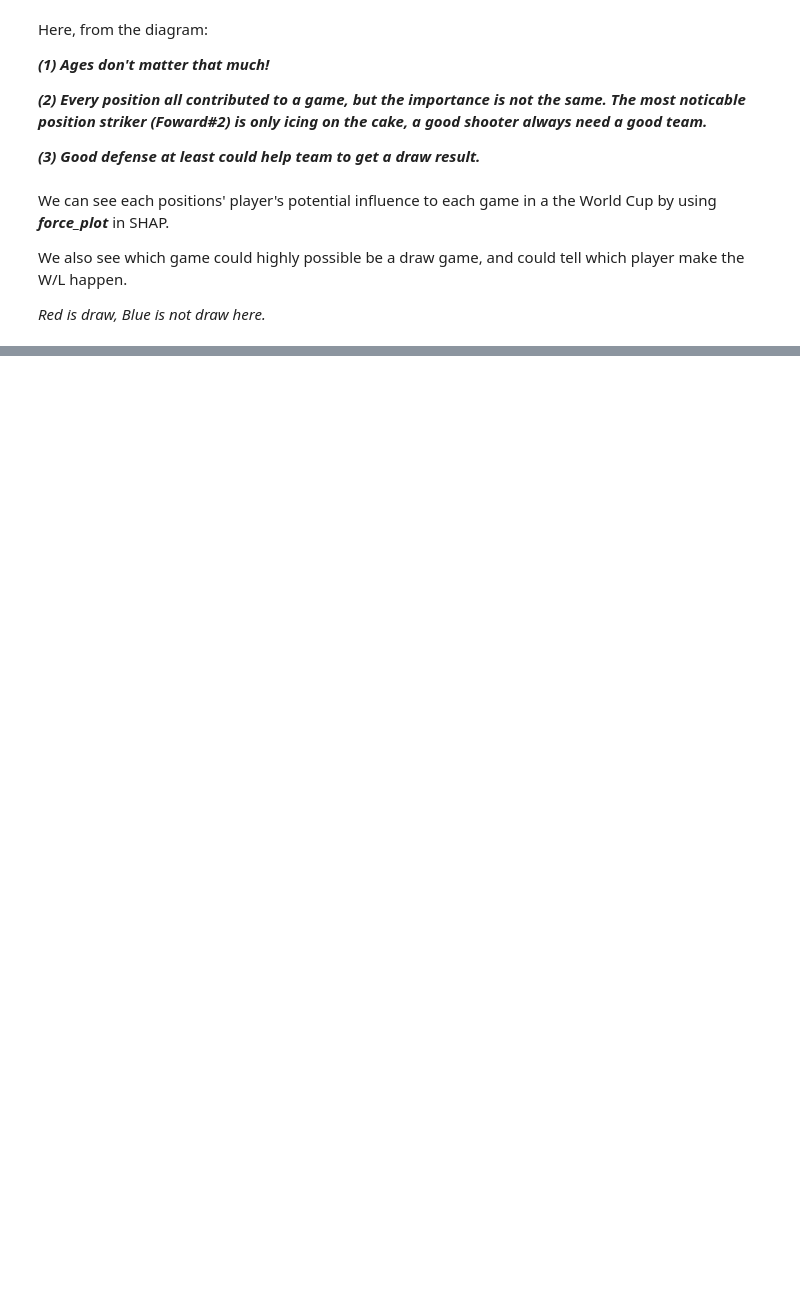
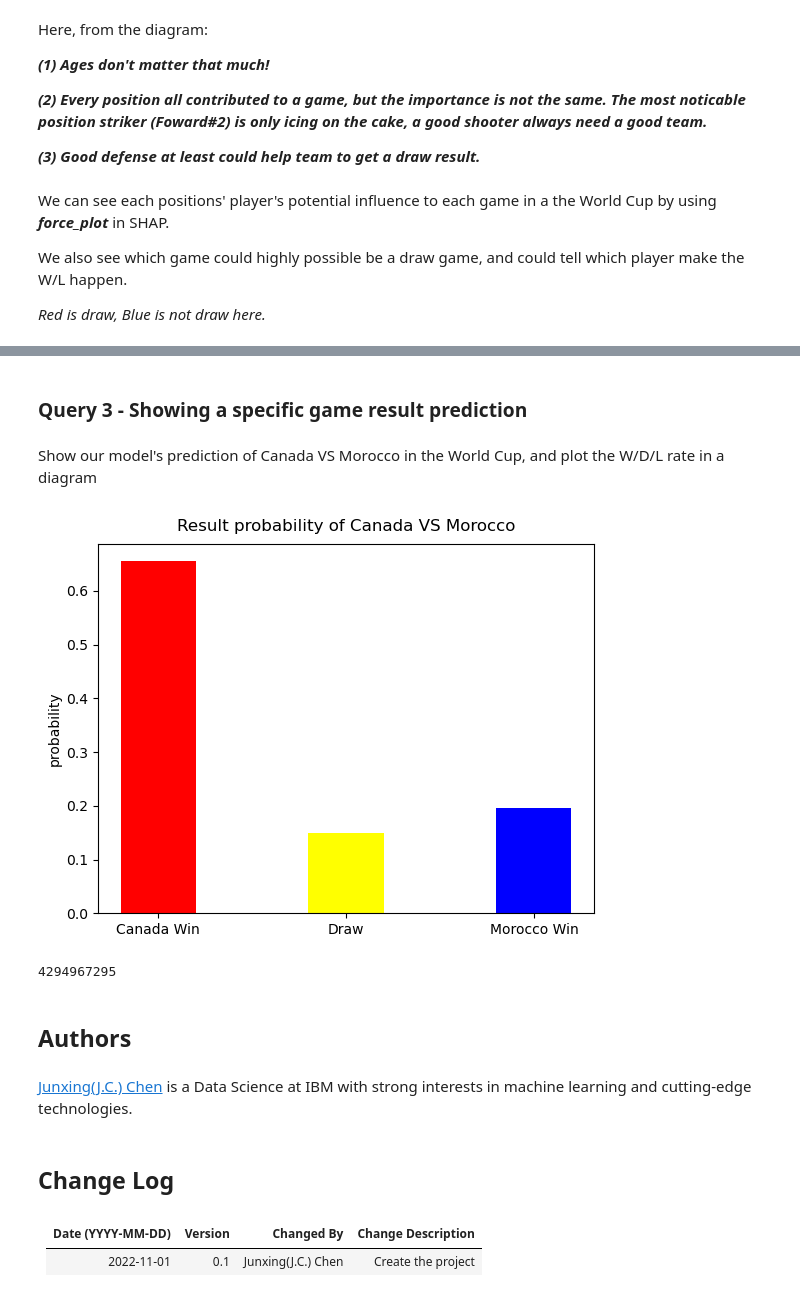
Before and after one commit to AustinJrMW/Prediction-Using-Machine-Learning, a Jupyter notebook: World Cup Soccer game Prediction Using Machine Learning.ipynb, the cells around one changed output, grey strips where cells are left out. Drawn from its saved outputs; the diff is of its cells as text; code cells hidden in the pictures; blank space fills up the shorter version.

```diff
--- a/World Cup Soccer game Prediction Using Machine Learning.ipynb
+++ b/World Cup Soccer game Prediction Using Machine Learning.ipynb
@@ -525,0 +803,35 @@ shap.force_plot(explainer.expected_value[0], shap_values[0], X_1, feature_names=
+# %% [markdown]
+### Query 3 - Showing a specific game result prediction
+# %% [markdown]
+Show our model's prediction of Canada VS Morocco in the World Cup, and plot the W/D/L rate in a diagram
+# %%
+cVm = Result_df.loc[Result_df['Home Team'] == 'Canada']
+cVm = cVm.loc[cVm['Away Team'] == 'Morocco']
+
+data = {'Canada Win':cVm['Home Win rate'].values[0], 'Draw':cVm['Draw rate'].values[0], 'Morocco Win':cVm['Home Lose rate'].values[0]}
+number = list(data.keys())
+values = list(data.values())
+c = ['red', 'yellow', 'blue']
+
+plt.bar(number, values, color = c, width = 0.4)
+plt.title("Result probability of Canada VS Morocco", y=1.012)
+plt.ylabel("probability", labelpad=3);
+
+plt.show()
+# %% [output]
+[figure, added]
+# %%
+from subprocess import call
+call(['python', '-m', 'nbconvert', 'Investigate_a_Dataset.ipynb'])
+# %% [output]
+4294967295
+# %% [markdown]
+## Authors
+# %% [markdown]
+[Junxing(J.C.) Chen](https://www.linkedin.com/in/junxing-chen-3591a4162/?utm_medium=Exinfluencer&utm_source=Exinfluencer&utm_content=000026UJ&utm_term=10006555&utm_id=NA-SkillsNetwork-Channel-SkillsNetworkGuidedProjectsINDGPXX0TUZEN1106-2022-01-01) is a Data Science at IBM with strong interests in machine learning and cutting-edge technologies.
+# %% [markdown]
+## Change Log
+# %% [markdown]
+|Date (YYYY-MM-DD)|Version|Changed By|Change Description|
+|-|-|-|-|
+|2022-11-01|0.1|Junxing(J.C.) Chen|Create the project|
```
Also changed, not shown: parts of 48 cells of this notebook, 6 other files.
